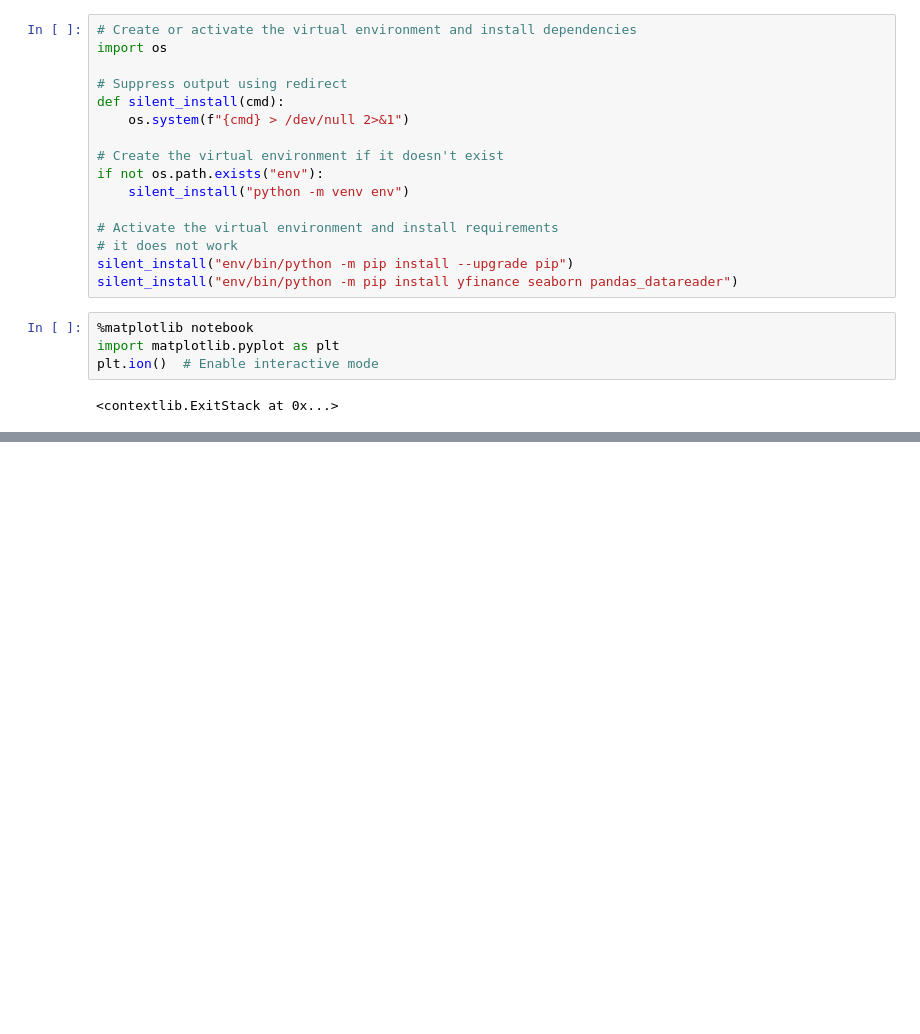
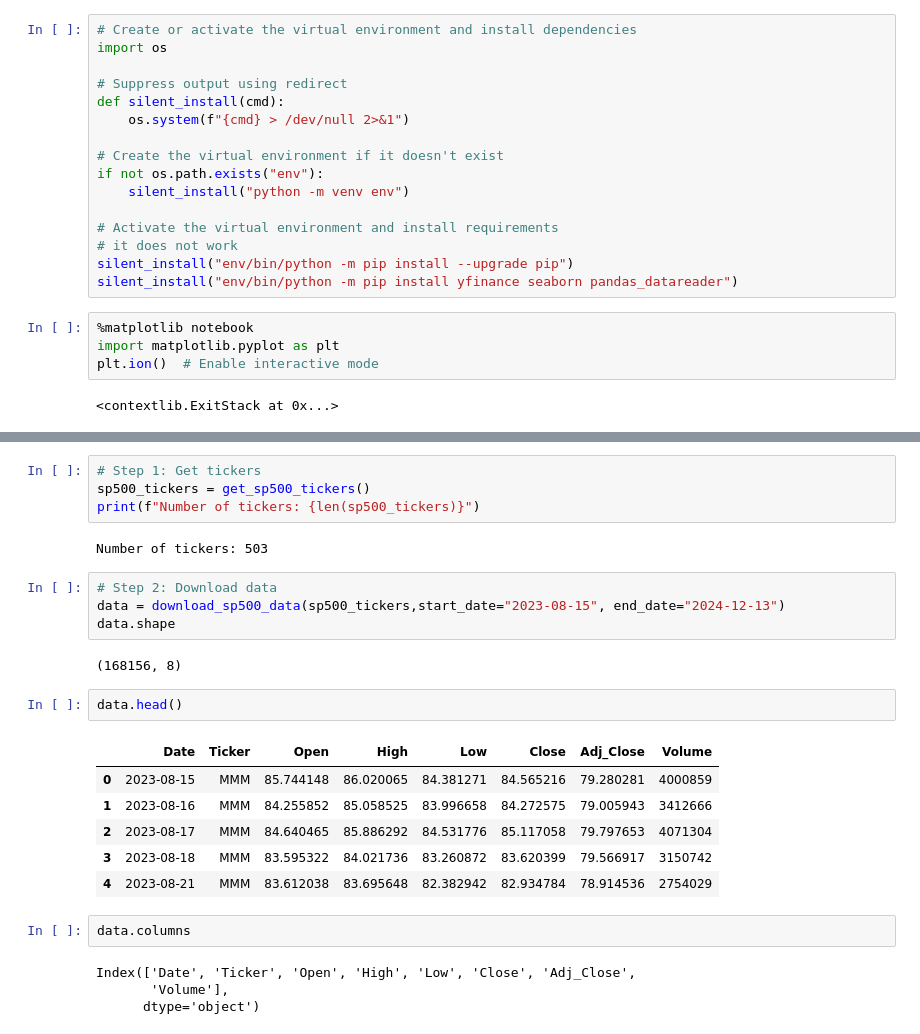
Before and after one commit to ellenne/AI_trading, a Jupyter notebook: FinancialAnalysis.ipynb, the cells around one changed output, grey strips where cells are left out. Saved outputs shown, nothing was run; the diff lists cells and outputs as text; blank space fills up the shorter version.

```diff
--- a/FinancialAnalysis.ipynb
+++ b/FinancialAnalysis.ipynb
@@ -328,0 +473,27 @@ plt.show()
+# %%
+# Step 1: Get tickers
+sp500_tickers = get_sp500_tickers()
+print(f"Number of tickers: {len(sp500_tickers)}")
+# %% [output]
+Number of tickers: 503
+# %%
+# Step 2: Download data
+data = download_sp500_data(sp500_tickers,start_date="2023-08-15", end_date="2024-12-13")
+data.shape
+# %% [output]
+(168156, 8)
+# %%
+data.head()
+# %% [output]
+|  | Date | Ticker | Open | High | Low | Close | Adj_Close | Volume |
+| 0 | 2023-08-15 | MMM | 85.744148 | 86.020065 | 84.381271 | 84.565216 | 79.280281 | 4000859 |
+| 1 | 2023-08-16 | MMM | 84.255852 | 85.058525 | 83.996658 | 84.272575 | 79.005943 | 3412666 |
+| 2 | 2023-08-17 | MMM | 84.640465 | 85.886292 | 84.531776 | 85.117058 | 79.797653 | 4071304 |
+| 3 | 2023-08-18 | MMM | 83.595322 | 84.021736 | 83.260872 | 83.620399 | 79.566917 | 3150742 |
+| 4 | 2023-08-21 | MMM | 83.612038 | 83.695648 | 82.382942 | 82.934784 | 78.914536 | 2754029 |
+# %%
+data.columns
+# %% [output]
+Index(['Date', 'Ticker', 'Open', 'High', 'Low', 'Close', 'Adj_Close',
+       'Volume'],
+      dtype='object')
```
Also changed, not shown: parts of 23 cells of this notebook.
